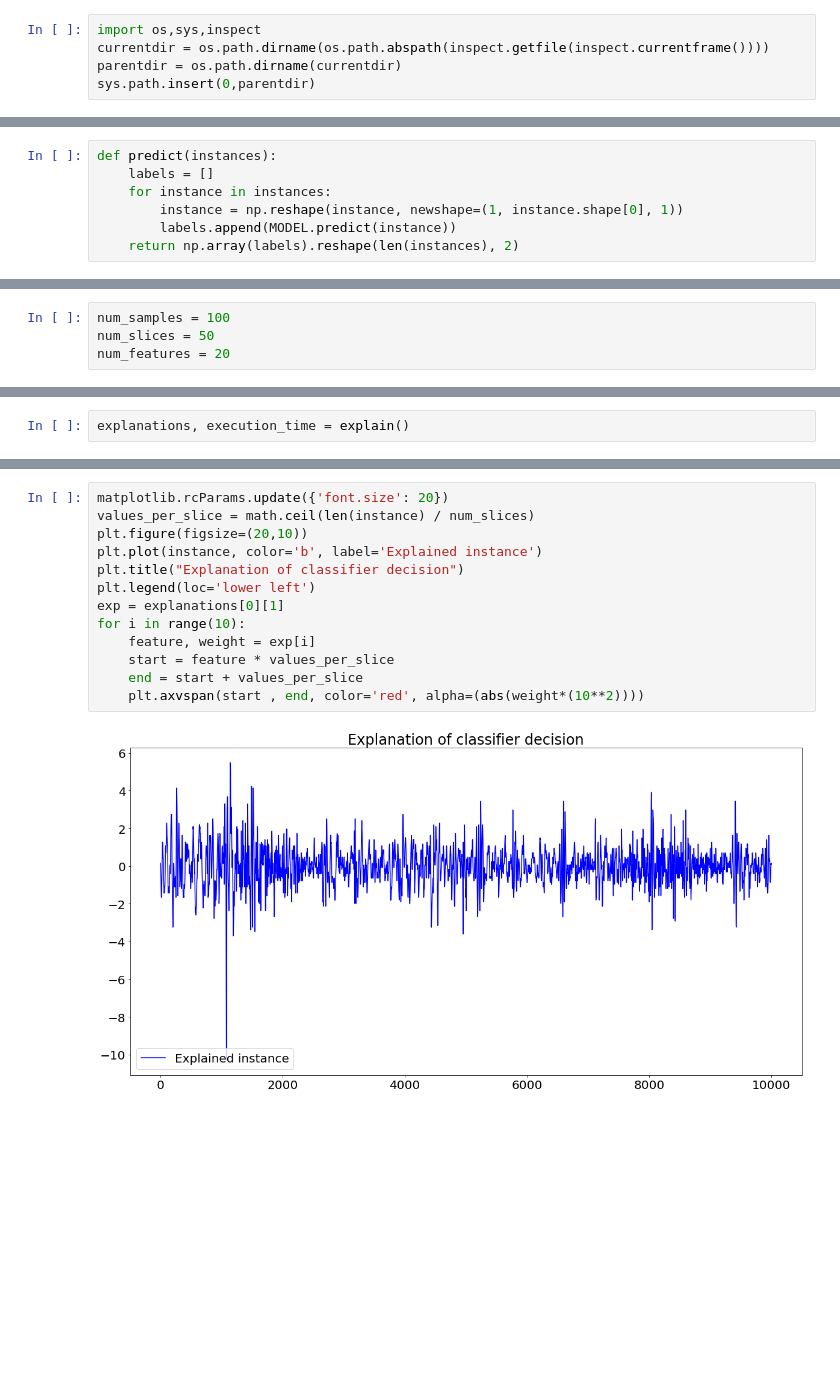
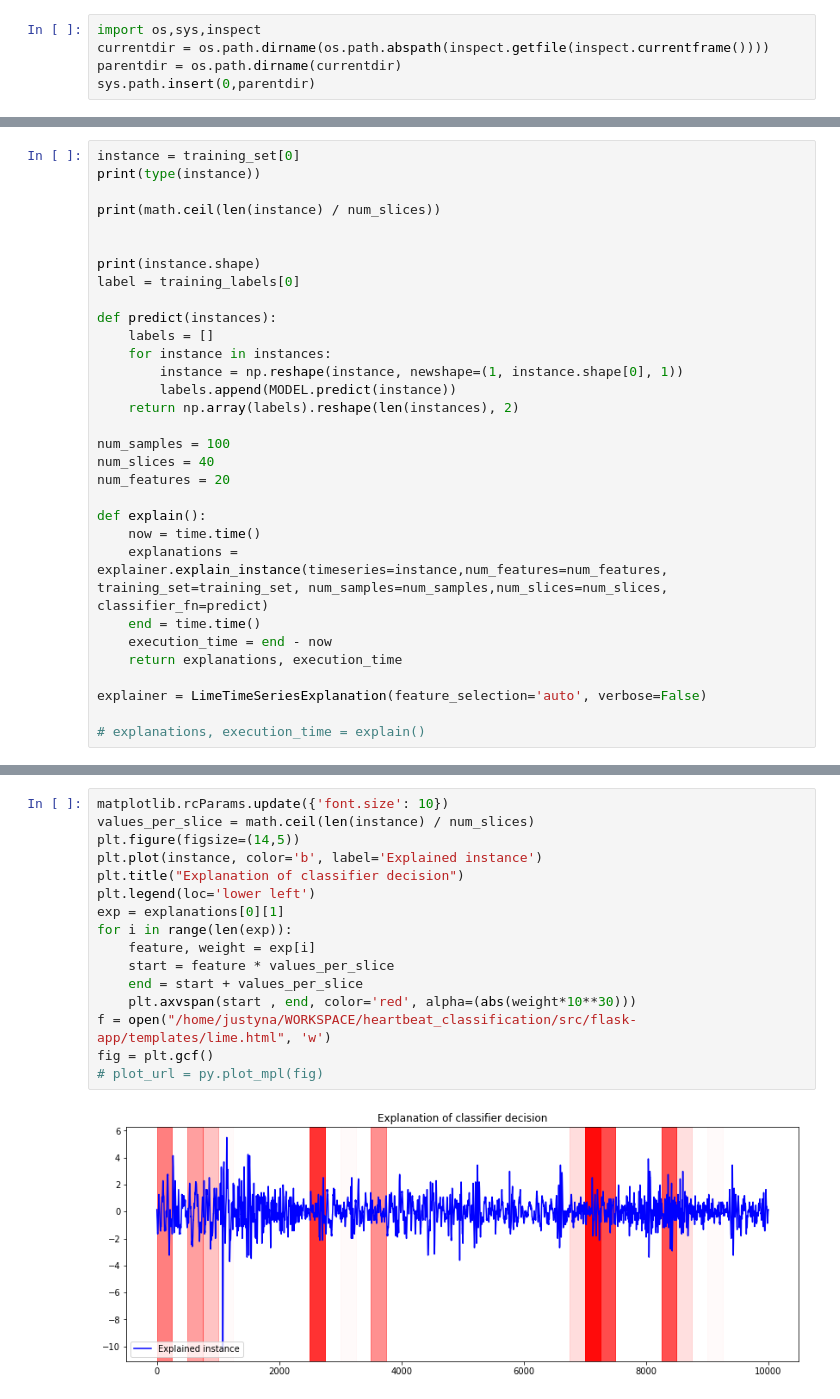
Before and after one commit to jczestochowska/heartbeat_classification, a Jupyter notebook: notebooks/lime_visualization.ipynb, the cells around one changed output, grey strips where cells are left out. Drawn from its saved outputs; the diff is of its cells as text; blank space fills up the shorter version.

```diff
--- a/notebooks/lime_visualization.ipynb
+++ b/notebooks/lime_visualization.ipynb
@@ -31,7 +26,31 @@ plt.plot(instance)
 # %%
+instance = training_set[0]
+print(type(instance))
+
+print(math.ceil(len(instance) / num_slices))
+
+
+print(instance.shape)
+label = training_labels[0]
+
 def predict(instances):
     labels = []
     for instance in instances:
         instance = np.reshape(instance, newshape=(1, instance.shape[0], 1))
         labels.append(MODEL.predict(instance))
     return np.array(labels).reshape(len(instances), 2)
+
+num_samples = 100
+num_slices = 40
+num_features = 20
+
+def explain():
+    now = time.time()
+    explanations = explainer.explain_instance(timeseries=instance,num_features=num_features, training_set=training_set, num_samples=num_samples,num_slices=num_slices, classifier_fn=predict)
+    end = time.time()
+    execution_time = end - now
+    return explanations, execution_time
+
+explainer = LimeTimeSeriesExplanation(feature_selection='auto', verbose=False)
+
+# explanations, execution_time = explain()
@@ -38,4 +60,0 @@ def predict(instances):
-# %%
-num_samples = 100
-num_slices = 50
-num_features = 20
@@ -51,2 +60,0 @@ explainer = LimeTimeSeriesExplanation(feature_selection='auto', verbose=False)
-# %%
-explanations, execution_time = explain()
@@ -59,15 +61,18 @@ execution_time
 # %%
-matplotlib.rcParams.update({'font.size': 20})
+matplotlib.rcParams.update({'font.size': 10})
 values_per_slice = math.ceil(len(instance) / num_slices)
-plt.figure(figsize=(20,10))
+plt.figure(figsize=(14,5))
 plt.plot(instance, color='b', label='Explained instance')
 plt.title("Explanation of classifier decision")
 plt.legend(loc='lower left')
 exp = explanations[0][1]
-for i in range(10):
+for i in range(len(exp)):
     feature, weight = exp[i]
     start = feature * values_per_slice
     end = start + values_per_slice
-    plt.axvspan(start , end, color='red', alpha=(abs(weight*(10**2))))
+    plt.axvspan(start , end, color='red', alpha=(abs(weight*10**30)))
+f = open("/home/justyna/WORKSPACE/heartbeat_classification/src/flask-app/templates/lime.html", 'w')
+fig = plt.gcf()
+# plot_url = py.plot_mpl(fig)
 # %% [output]
-[figure, old version]
+[figure, new version]
```
Also changed, not shown: parts of 13 cells of this notebook, 7 other files.
